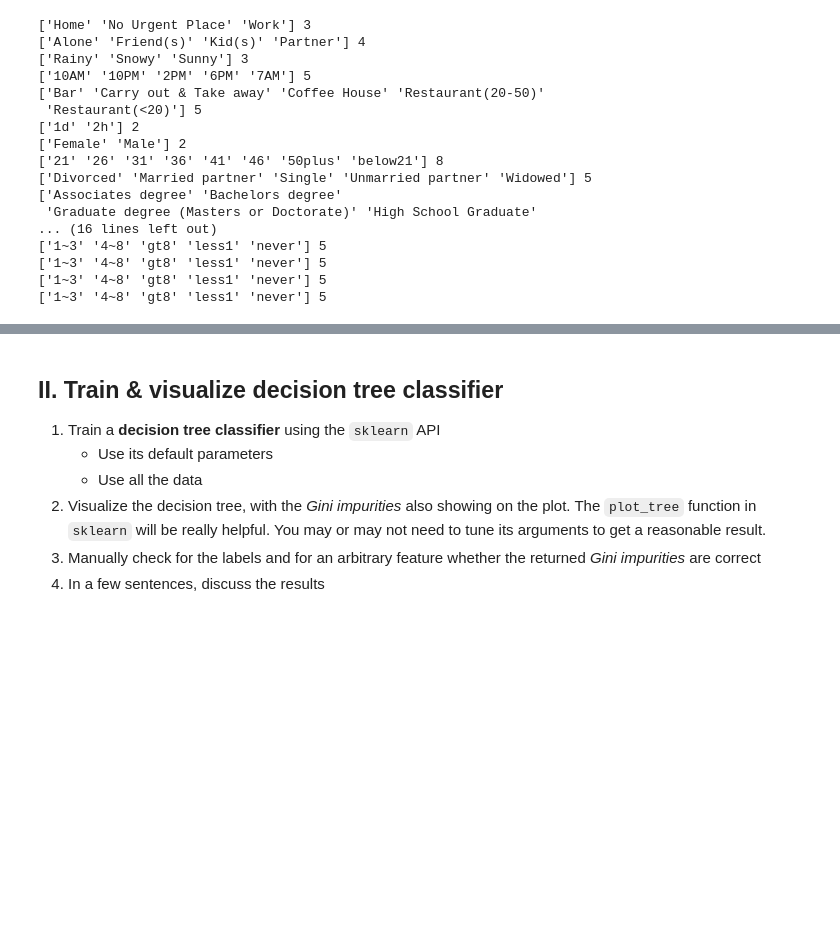
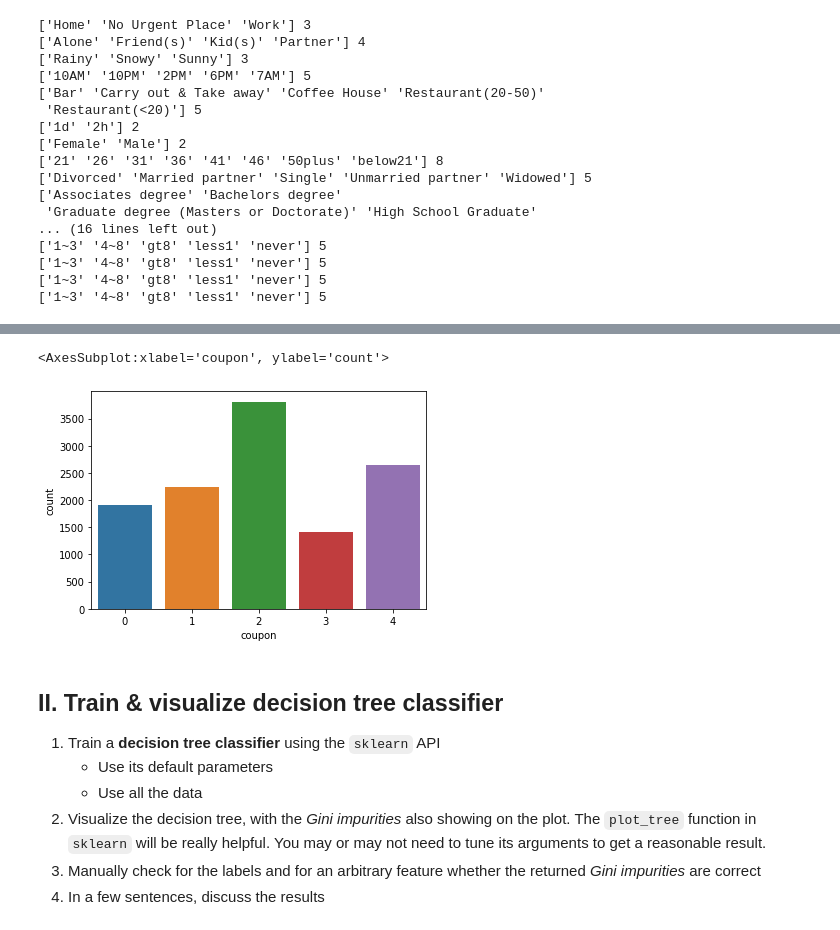
Before and after one commit to barnabasp/ML_Course, a Jupyter notebook: 8/bporfy_lab_08_tree_models.ipynb, the cells around one changed output, grey strips where cells are left out. Cells and saved outputs as stored; diff of their text form; code cells hidden in the pictures; blank space fills up the shorter version.

```diff
--- a/8/bporfy_lab_08_tree_models.ipynb
+++ b/8/bporfy_lab_08_tree_models.ipynb
@@ -154,3 +177,8 @@ data = pd.concat([data_2, data_1],axis=1)
+# %%
+sns.countplot(data.coupon)
+# %% [output]
+<AxesSubplot:xlabel='coupon', ylabel='count'>
+[figure, added]
 # %% [markdown]
 ## II. Train & visualize decision tree classifier
 
```
Also changed, not shown: parts of 10 cells of this notebook.
